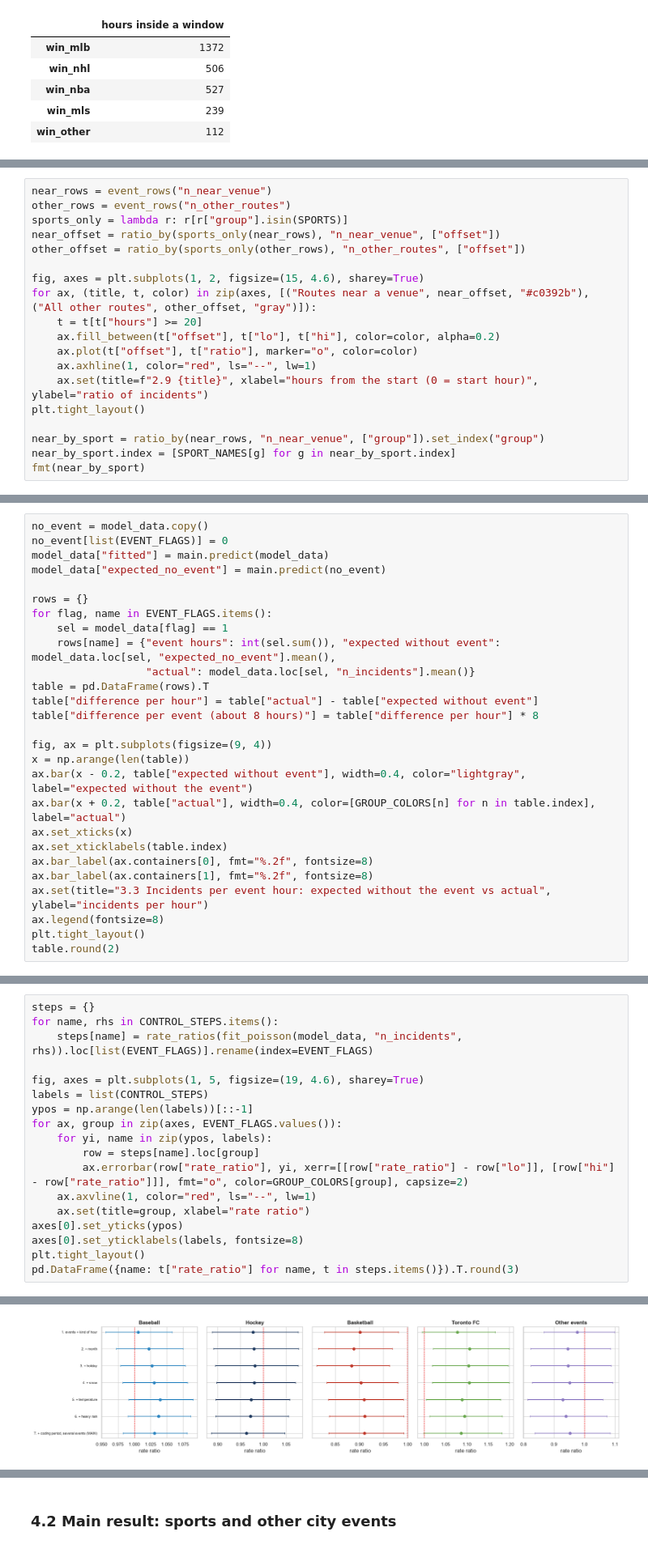
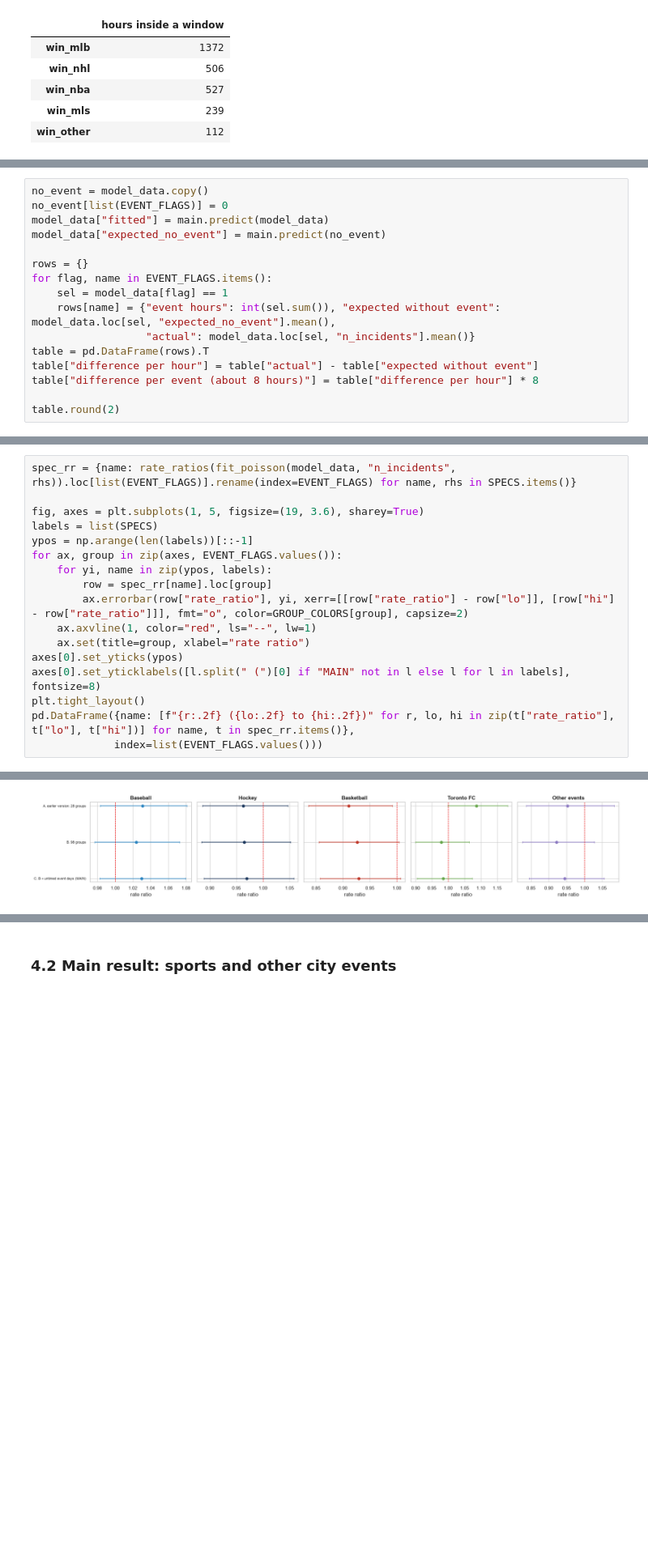
Before and after one commit to SegioMartin/Final-Project-Python-722, a Jupyter notebook: notebooks/03_event_effect.ipynb, the cells around one changed output, grey strips where cells are left out. Shown at 81% size. Drawn from its saved outputs; the diff is of its cells as text; blank space fills up the shorter version.

```diff
--- a/notebooks/03_event_effect.ipynb
+++ b/notebooks/03_event_effect.ipynb
@@ -742,19 +302,0 @@ Pooled over the four sports. Near-venue routes have few incidents per hour, so t
-# %%
-near_rows = event_rows("n_near_venue")
-other_rows = event_rows("n_other_routes")
-sports_only = lambda r: r[r["group"].isin(SPORTS)]
-near_offset = ratio_by(sports_only(near_rows), "n_near_venue", ["offset"])
-other_offset = ratio_by(sports_only(other_rows), "n_other_routes", ["offset"])
-
-fig, axes = plt.subplots(1, 2, figsize=(15, 4.6), sharey=True)
-for ax, (title, t, color) in zip(axes, [("Routes near a venue", near_offset, "#c0392b"), ("All other routes", other_offset, "gray")]):
-    t = t[t["hours"] >= 20]
-    ax.fill_between(t["offset"], t["lo"], t["hi"], color=color, alpha=0.2)
-    ax.plot(t["offset"], t["ratio"], marker="o", color=color)
-    ax.axhline(1, color="red", ls="--", lw=1)
-    ax.set(title=f"2.9 {title}", xlabel="hours from the start (0 = start hour)", ylabel="ratio of incidents")
-plt.tight_layout()
-
-near_by_sport = ratio_by(near_rows, "n_near_venue", ["group"]).set_index("group")
-near_by_sport.index = [SPORT_NAMES[g] for g in near_by_sport.index]
-fmt(near_by_sport)
@@ -1051,17 +397,6 @@ table = pd.DataFrame(rows).T
 table["difference per hour"] = table["actual"] - table["expected without event"]
 table["difference per event (about 8 hours)"] = table["difference per hour"] * 8
 
-fig, ax = plt.subplots(figsize=(9, 4))
-x = np.arange(len(table))
-ax.bar(x - 0.2, table["expected without event"], width=0.4, color="lightgray", label="expected without the event")
-ax.bar(x + 0.2, table["actual"], width=0.4, color=[GROUP_COLORS[n] for n in table.index], label="actual")
-ax.set_xticks(x)
-ax.set_xticklabels(table.index)
-ax.bar_label(ax.containers[0], fmt="%.2f", fontsize=8)
-ax.bar_label(ax.containers[1], fmt="%.2f", fontsize=8)
-ax.set(title="3.3 Incidents per event hour: expected without the event vs actual", ylabel="incidents per hour")
-ax.legend(fontsize=8)
-plt.tight_layout()
 table.round(2)
 # %% [output]
 |  | event hours | expected without event | actual | difference per hour | difference per event (about 8 hours) |
@@ -1091,11 +411,9 @@ The event effects are re-estimated as controls are added. If an effect moves a l
 # %%
-steps = {}
-for name, rhs in CONTROL_STEPS.items():
-    steps[name] = rate_ratios(fit_poisson(model_data, "n_incidents", rhs)).loc[list(EVENT_FLAGS)].rename(index=EVENT_FLAGS)
+spec_rr = {name: rate_ratios(fit_poisson(model_data, "n_incidents", rhs)).loc[list(EVENT_FLAGS)].rename(index=EVENT_FLAGS) for name, rhs in SPECS.items()}
 
-fig, axes = plt.subplots(1, 5, figsize=(19, 4.6), sharey=True)
-labels = list(CONTROL_STEPS)
+fig, axes = plt.subplots(1, 5, figsize=(19, 3.6), sharey=True)
+labels = list(SPECS)
 ypos = np.arange(len(labels))[::-1]
 for ax, group in zip(axes, EVENT_FLAGS.values()):
     for yi, name in zip(ypos, labels):
-        row = steps[name].loc[group]
+        row = spec_rr[name].loc[group]
@@ -1103,7 +421,8 @@ for ax, group in zip(axes, EVENT_FLAGS.values()):
     ax.axvline(1, color="red", ls="--", lw=1)
     ax.set(title=group, xlabel="rate ratio")
 axes[0].set_yticks(ypos)
-axes[0].set_yticklabels(labels, fontsize=8)
+axes[0].set_yticklabels([l.split(" (")[0] if "MAIN" not in l else l for l in labels], fontsize=8)
 plt.tight_layout()
-pd.DataFrame({name: t["rate_ratio"] for name, t in steps.items()}).T.round(3)
+pd.DataFrame({name: [f"{r:.2f} ({lo:.2f} to {hi:.2f})" for r, lo, hi in zip(t["rate_ratio"], t["lo"], t["hi"])] for name, t in spec_rr.items()},
+             index=list(EVENT_FLAGS.values()))
 # %% [output]
@@ -1118 +435 @@ pd.DataFrame({name: t["rate_ratio"] for name, t in steps.items()}).T.round(3)
-[figure, old version]
+[figure, new version]
```
Also changed, not shown: parts of 151 cells of this notebook.
